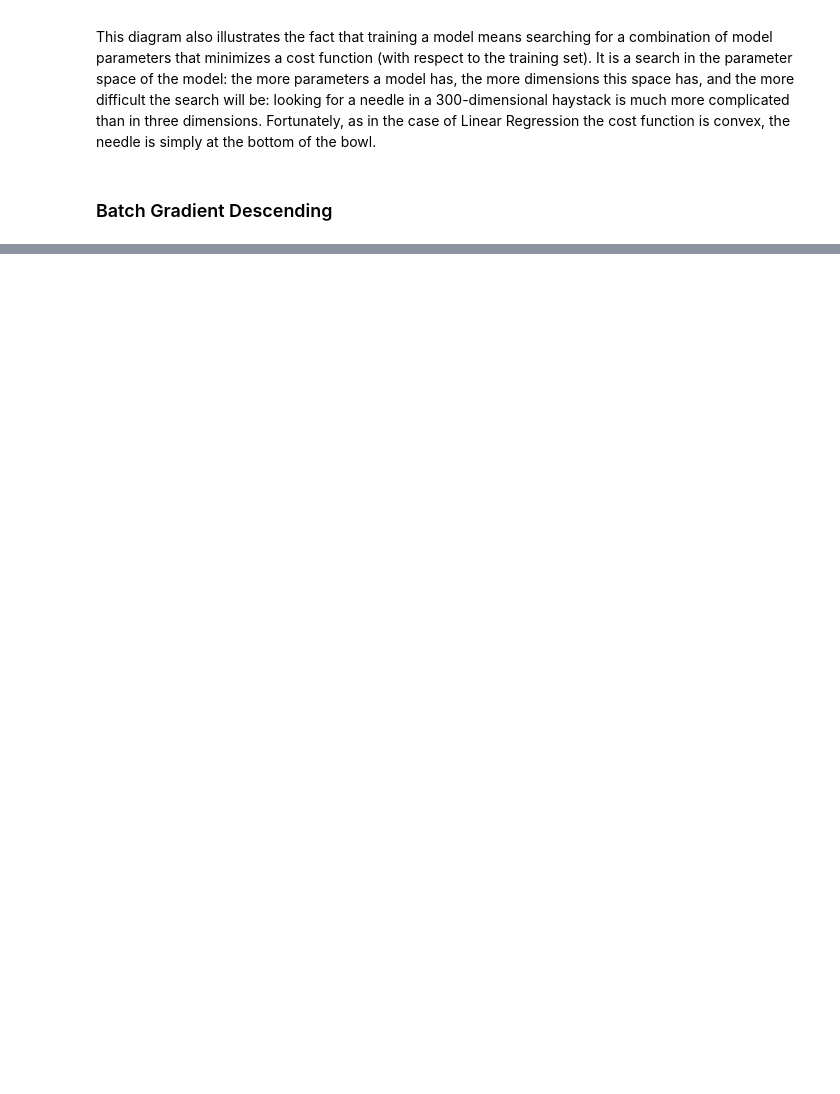
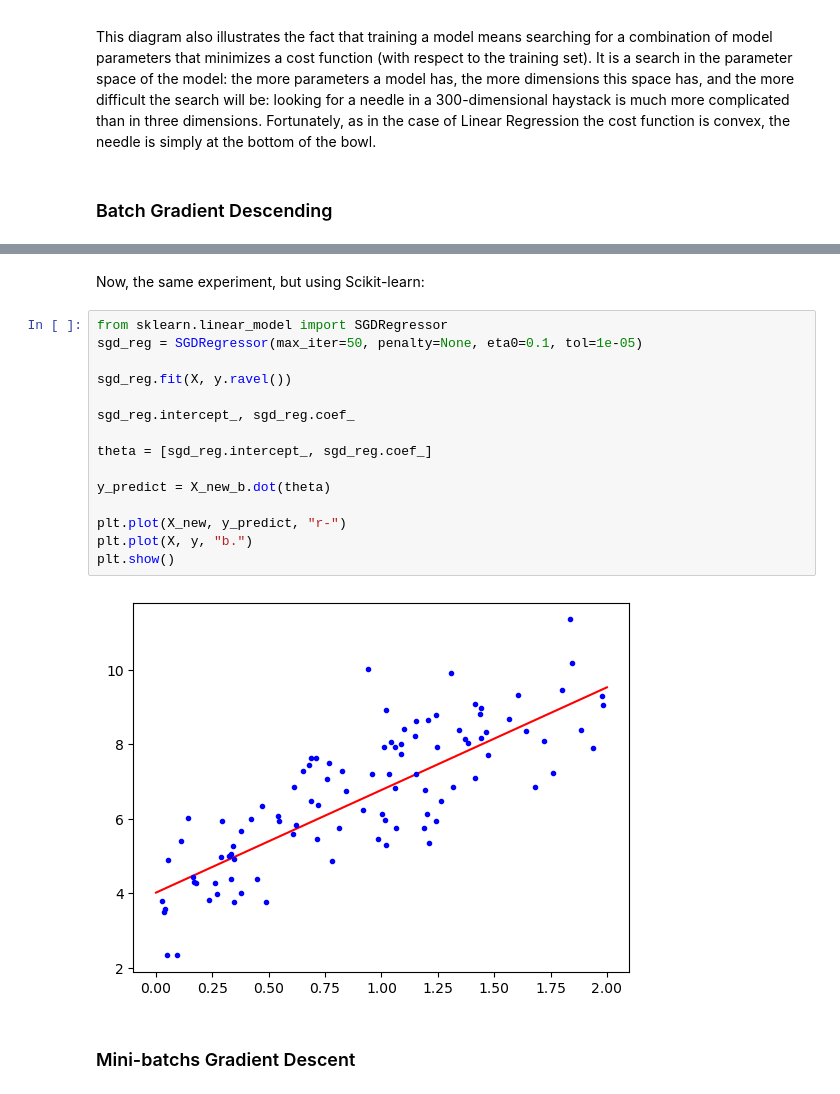
Before and after one commit to BPalhano/Machine-Learning, a Jupyter notebook: Chapter .5/Model Learning.ipynb, the cells around one changed output, grey strips where cells are left out. Drawn from its saved outputs; the diff is of its cells as text; blank space fills up the shorter version.

```diff
--- a/Chapter .5/Model Learning.ipynb
+++ b/Chapter .5/Model Learning.ipynb
@@ -115,0 +239,21 @@ This diagram also illustrates the fact that training a model means searching for
+# %% [markdown]
+Now, the same experiment, but using Scikit-learn:
+# %%
+from sklearn.linear_model import SGDRegressor
+sgd_reg = SGDRegressor(max_iter=50, penalty=None, eta0=0.1, tol=1e-05)
+
+sgd_reg.fit(X, y.ravel())
+
+sgd_reg.intercept_, sgd_reg.coef_
+
+theta = [sgd_reg.intercept_, sgd_reg.coef_]
+
+y_predict = X_new_b.dot(theta)
+
+plt.plot(X_new, y_predict, "r-")
+plt.plot(X, y, "b.")
+plt.show()
+# %% [output]
+[figure, added]
+# %% [markdown]
+### Mini-batchs Gradient Descent
```
Also changed, not shown: parts of 6 cells of this notebook.
